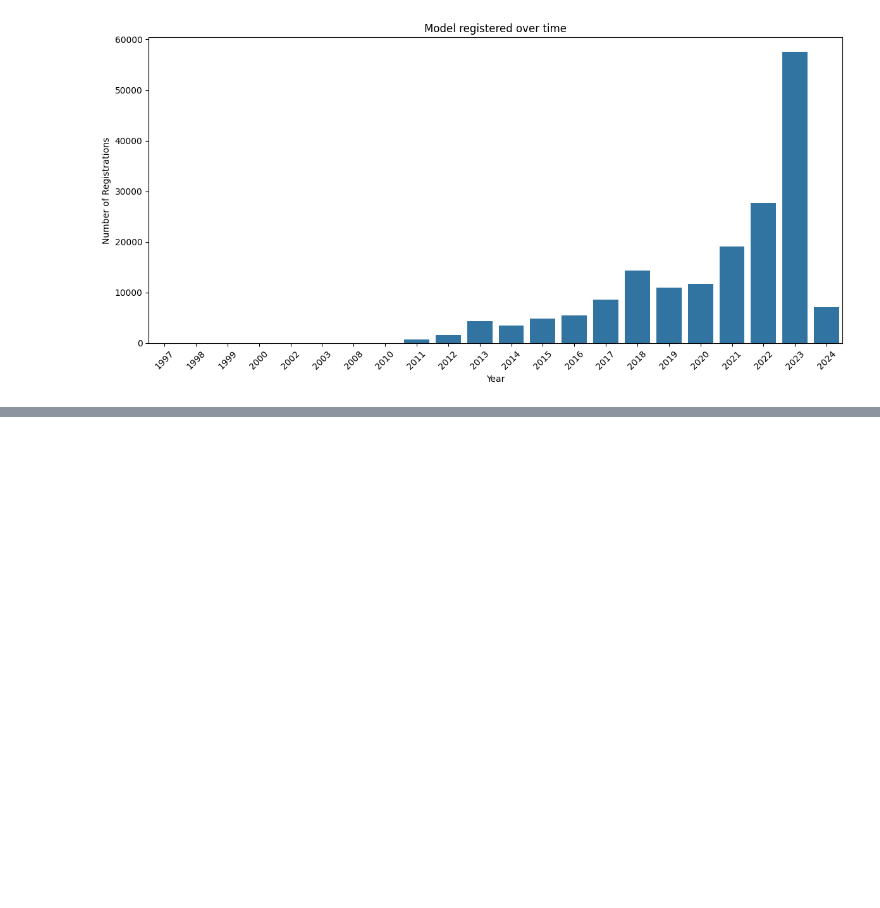
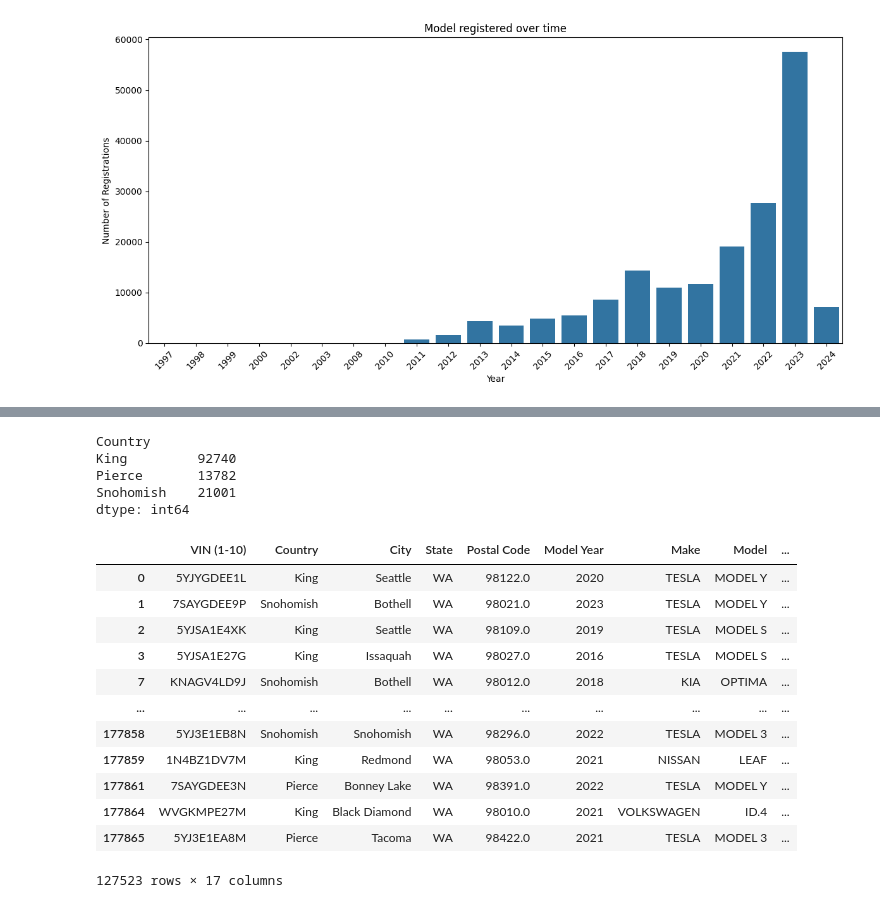
Before and after one commit to thanga-v2/case_study_and_projects, a Jupyter notebook: EV-Market-size-Analysis.ipynb, the cells around one changed output, grey strips where cells are left out. Drawn from its saved outputs; the diff is of its cells as text; code cells hidden in the pictures; blank space fills up the shorter version.

```diff
--- a/EV-Market-size-Analysis.ipynb
+++ b/EV-Market-size-Analysis.ipynb
@@ -167,0 +187,30 @@ Name: count, dtype: int64
+# %%
+# distribution of ev within the cities of these cities
+
+top_distributions = top_three_countries_data.groupby('Country').size()
+top_distributions
+# %% [output]
+Country
+King         92740
+Pierce       13782
+Snohomish    21001
+dtype: int64
+# %%
+# before resetting
+
+
+top_three_countries_data
+# %% [output]
+|  | VIN (1-10) | Country | City | State | Postal Code | Model Year | Make | Model | ... |
+| 0 | 5YJYGDEE1L | King | Seattle | WA | 98122.0 | 2020 | TESLA | MODEL Y | ... |
+| 1 | 7SAYGDEE9P | Snohomish | Bothell | WA | 98021.0 | 2023 | TESLA | MODEL Y | ... |
+| 2 | 5YJSA1E4XK | King | Seattle | WA | 98109.0 | 2019 | TESLA | MODEL S | ... |
+| 3 | 5YJSA1E27G | King | Issaquah | WA | 98027.0 | 2016 | TESLA | MODEL S | ... |
+| 7 | KNAGV4LD9J | Snohomish | Bothell | WA | 98012.0 | 2018 | KIA | OPTIMA | ... |
+| ... | ... | ... | ... | ... | ... | ... | ... | ... | ... |
+| 177858 | 5YJ3E1EB8N | Snohomish | Snohomish | WA | 98296.0 | 2022 | TESLA | MODEL 3 | ... |
+| 177859 | 1N4BZ1DV7M | King | Redmond | WA | 98053.0 | 2021 | NISSAN | LEAF | ... |
+| 177861 | 7SAYGDEE3N | Pierce | Bonney Lake | WA | 98391.0 | 2022 | TESLA | MODEL Y | ... |
+| 177864 | WVGKMPE27M | King | Black Diamond | WA | 98010.0 | 2021 | VOLKSWAGEN | ID.4 | ... |
+| 177865 | 5YJ3E1EA8M | Pierce | Tacoma | WA | 98422.0 | 2021 | TESLA | MODEL 3 | ... |
+127523 rows × 17 columns
```
Also changed, not shown: parts of 5 cells of this notebook, 1 other file.
